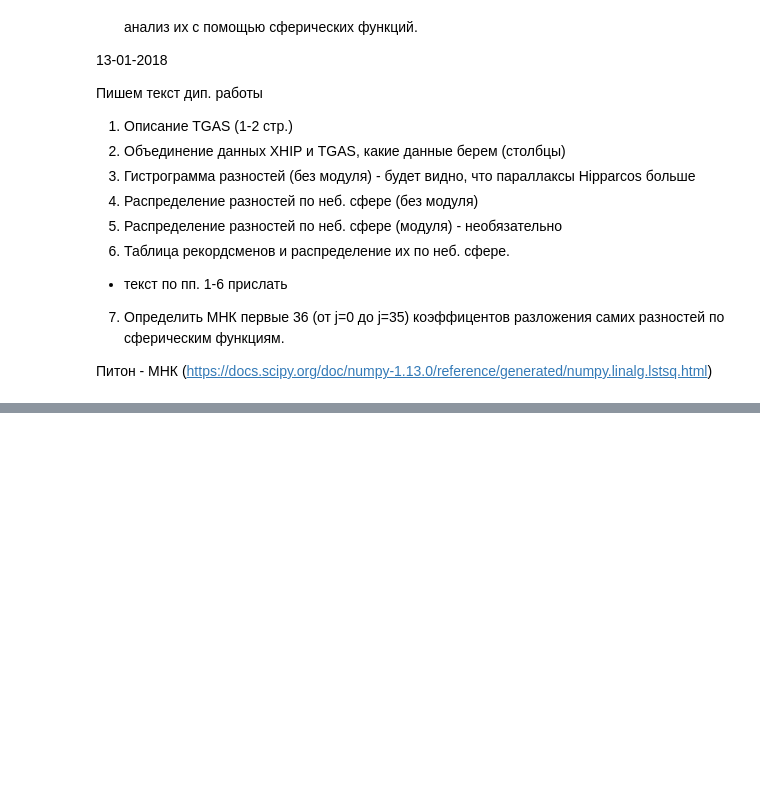
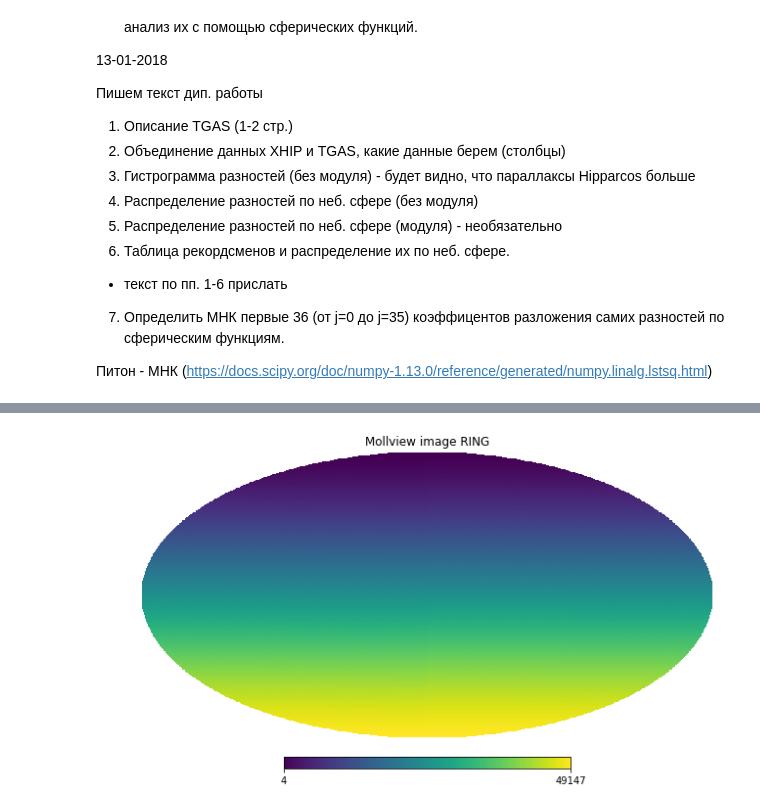
Before and after one commit to paantya/gaialib, a Jupyter notebook: d2018.ipynb, the cells around one changed output, grey strips where cells are left out. Drawn from its saved outputs; the diff is of its cells as text; code cells hidden in the pictures; blank space fills up the shorter version.

```diff
--- a/d2018.ipynb
+++ b/d2018.ipynb
@@ -346,0 +444,8 @@ hp.mollview(m, title="Mollview image RING")
+# %%
+import numpy as np
+import healpy as hp
+NSIDE = 64
+m = np.arange(hp.nside2npix(NSIDE))
+hp.mollview(m, title="Mollview image RING")
+# %% [output]
+[figure, added]
```
Also changed, not shown: parts of 44 cells of this notebook.
